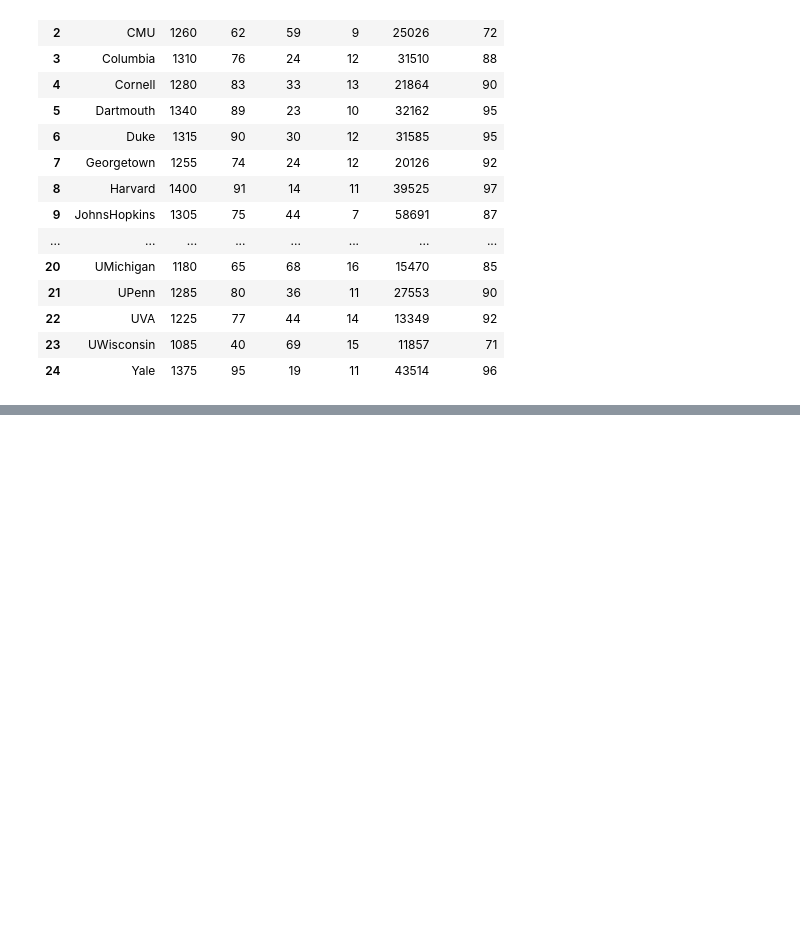
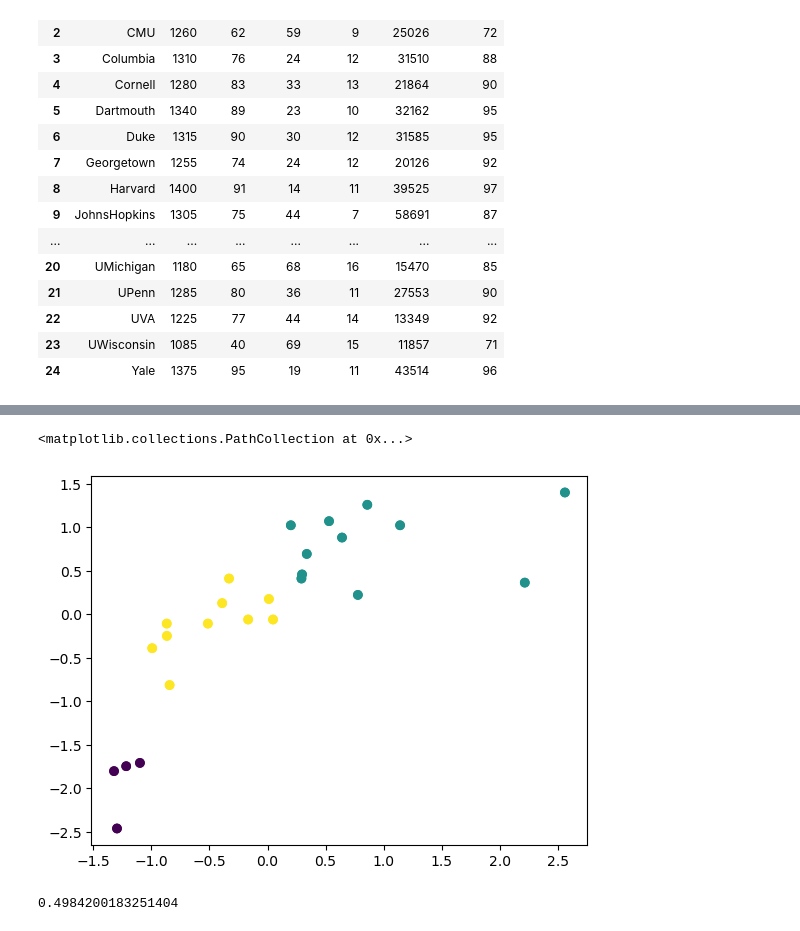
Before and after one commit to Bharatgwl/Data-Science-And-ML, a Jupyter notebook: K_means.ipynb, the cells around one changed output, grey strips where cells are left out. Cells and saved outputs as stored; diff of their text form; code cells hidden in the pictures; blank space fills up the shorter version.

```diff
--- a/K_means.ipynb
+++ b/K_means.ipynb
@@ -90,0 +81,11 @@ NameError: name 'data' is not defined
+# %%
+plt.scatter(df['Expenses'], df['SAT'], c=df['Cluster'].astype('category').cat.codes, cmap='viridis')
+plt.scatter(df['Expenses'], df['SAT'], c=kmeans.labels_, cmap='viridis')
+# %% [output]
+<matplotlib.collections.PathCollection at 0x...>
+[figure, added]
+# %%
+from sklearn.metrics import silhouette_score
+silhouette_score(df[['Expenses', 'SAT']], kmeans.labels_)
+# %% [output]
+0.4984200183251404
```
Also changed, not shown: parts of 15 cells of this notebook, 7 other files.
